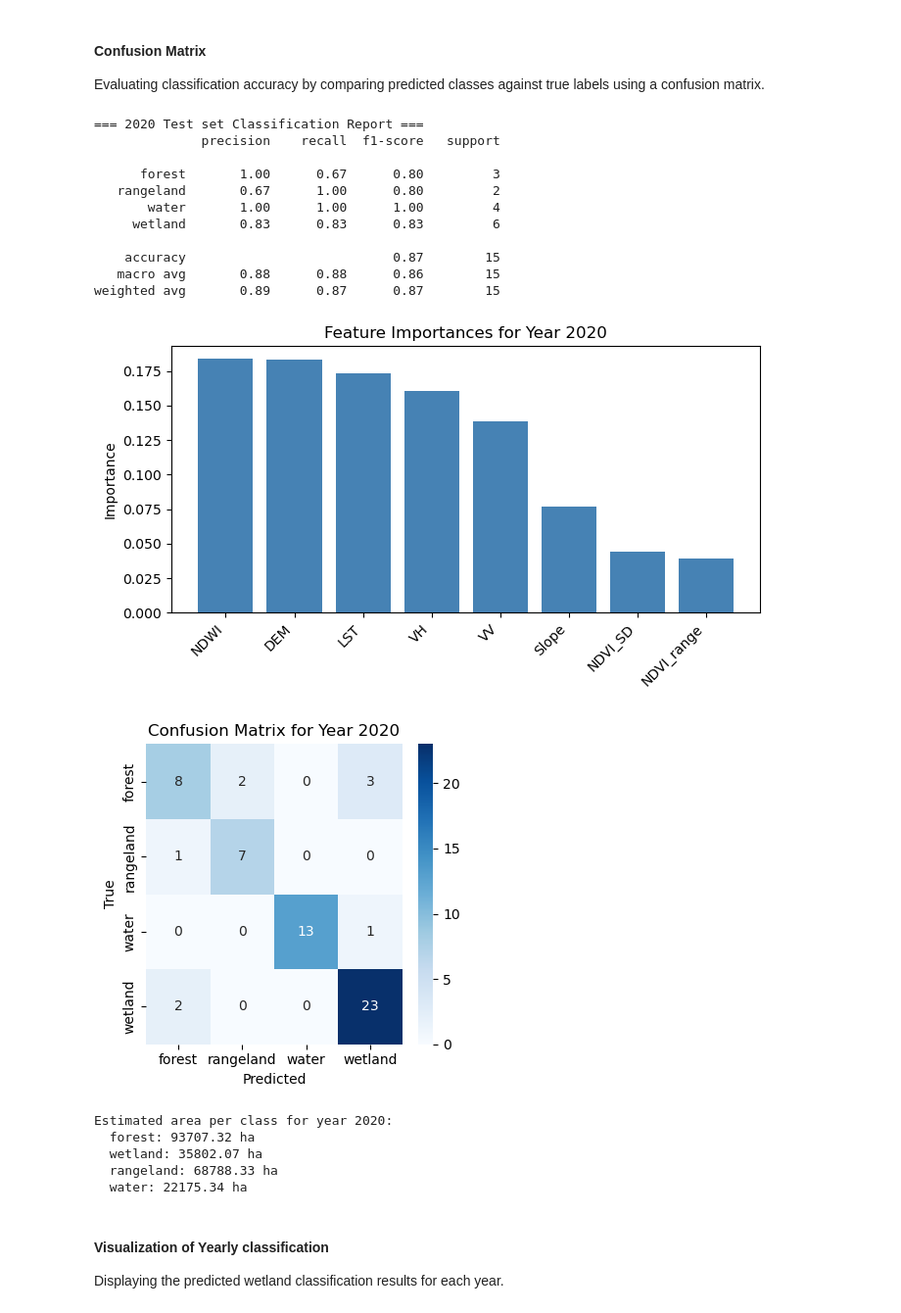
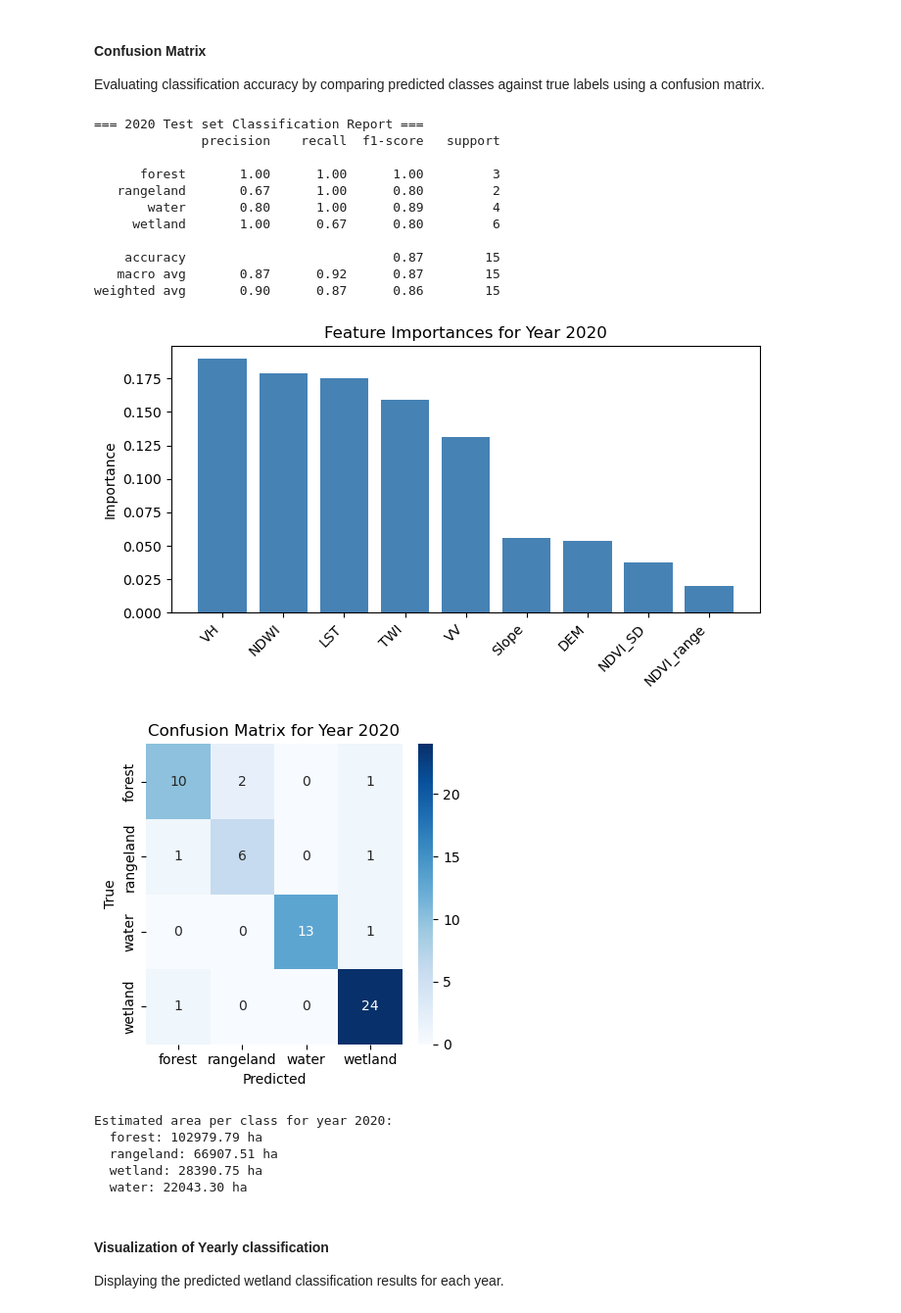
Before and after one commit to Ethel-Ogallo/wetland_delineation, a Jupyter notebook: Wetland_delienation/classification_workflow_202507.ipynb, the cells around one changed output. Shown at 98% size. Drawn from its saved outputs; the diff is of its cells as text; code cells hidden in the pictures.

```diff
--- a/Wetland_delienation/classification_workflow_202507.ipynb
+++ b/Wetland_delienation/classification_workflow_202507.ipynb
@@ -83,7 +83,7 @@ Combining all individual raster layers into a single multi-band raster stack, en
 temporal_names = ["LST", "NDWI", "NDVI_SD", "NDVI_range", "VV", "VH"]
 
 # Static layers
-static_names = ["DEM", "Slope"]
+static_names = ["DEM", "Slope", "TWI"]
 
 feature_stack_by_year = {}
 
@@ -365,7 +365,7 @@ print(classification_report(y_test, y_test_pred, target_names=le.classes_))
 rf_model = models_by_year[year]
 
 # Define feature names yourself here (match your actual feature stack order)
-features = ['LST', 'NDWI', "NDVI_SD","NDVI_range", 'VV', 'VH', 'DEM', 'Slope']
+features = ['LST', 'NDWI', 'NDVI_SD','NDVI_range', 'TWI','VV', 'VH', 'DEM', 'Slope']
 
 importances = rf_model.feature_importances_
 idx = importances.argsort()[::-1]
@@ -374,45 +374,45 @@ plt.figure(figsize=(7, 4))
 plt.bar(np.array(features)[idx], importances[idx], color='steelblue')
 plt.xticks(rotation=45, ha='right')
 plt.title(f"Feature Importances for Year {year}")
 plt.ylabel("Importance")
 plt.tight_layout()
 plt.show()
 
 # Plot confusion matrix
 cv_true = metrics_by_year[year]['cv_true']
 cv_pred = metrics_by_year[year]['cv_pred']
 cm = confusion_matrix(cv_true, cv_pred)
 plt.figure(figsize=(4, 4))
 sns.heatmap(cm, annot=True, fmt='d', cmap='Blues',
             xticklabels=le.classes_, yticklabels=le.classes_)
 plt.xlabel('Predicted')
 plt.ylabel('True')
 plt.title(f'Confusion Matrix for Year {year}')
 plt.tight_layout()
 plt.show()
 
 print(f"\nEstimated area per class for year {year}:")
 for cls, area in predictions_by_year[year]['class_areas'].items():
     print(f"  {cls}: {area:.2f} ha")
 # %% [output]
 === 2020 Test set Classification Report ===
               precision    recall  f1-score   support
 
-      forest       1.00      0.67      0.80         3
+      forest       1.00      1.00      1.00         3
    rangeland       0.67      1.00      0.80         2
-       water       1.00      1.00      1.00         4
-     wetland       0.83      0.83      0.83         6
+       water       0.80      1.00      0.89         4
+     wetland       1.00      0.67      0.80         6
 
     accuracy                           0.87        15
-   macro avg       0.88      0.88      0.86        15
-weighted avg       0.89      0.87      0.87        15
+   macro avg       0.87      0.92      0.87        15
+weighted avg       0.90      0.87      0.86        15
-[figure, old version]
+[figure, new version]
-[figure, old version]
+[figure, new version]
 Estimated area per class for year 2020:
-  forest: 93707.32 ha
-  wetland: 35802.07 ha
-  rangeland: 68788.33 ha
-  water: 22175.34 ha
+  forest: 102979.79 ha
+  rangeland: 66907.51 ha
+  wetland: 28390.75 ha
+  water: 22043.30 ha
 # %% [markdown]
 #### Visualization of Yearly classification
 Displaying the predicted wetland classification results for each year.
```
Also changed, not shown: parts of 5 cells of this notebook.
